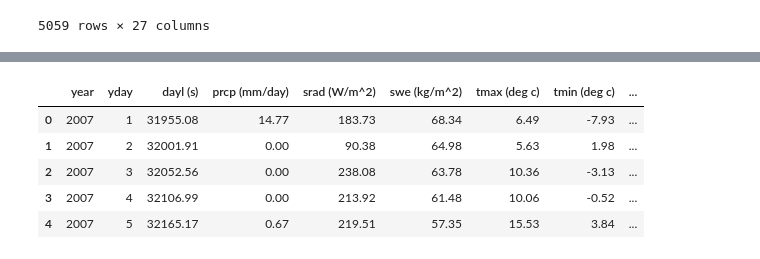
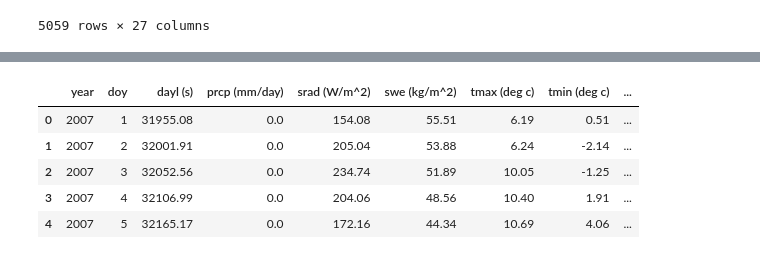
Before and after one commit to phenology/springtime, a Jupyter notebook: docs/notebooks/mk_modelling_npn.ipynb, the cells around one changed output, grey strips where cells are left out. Saved outputs shown, nothing was run; the diff lists cells and outputs as text; code cells hidden in the pictures.

```diff
--- a/docs/notebooks/mk_modelling_npn.ipynb
+++ b/docs/notebooks/mk_modelling_npn.ipynb
@@ -191,0 +149,3 @@ df1
+# %%
+df_clean = df.drop_duplicates(subset=['site_id','first_yes_year'])
+df_clean
@@ -191,0 +166,4 @@ df1
+# %%
+# take random 100 observations
+obs_data = df_clean.sample(n=100)
+obs_data
@@ -192,5 +188,5 @@ df1
 # %%
 # we need the site_id too. So maybe better zip(df1.site_id,df1.lon, df1.lat)
-dataset = DaymetMultiplePoints(points=list(zip(df1.lon, df1.lat)), years=[2007, 2017])
+dataset = DaymetMultiplePoints(points=list(zip(obs_data.lon, obs_data.lat)), years=[2007, 2017])
 dataset
 # %% [output]
@@ -257,0 +320,6 @@ Done !
+# %%
+# we need date
+tempdata["combined"] = tempdata["year"]*1000 + tempdata["yday"]
+tempdata["date"] = pd.to_datetime(tempdata["combined"], format = "%Y%j")
+tempdata = tempdata.drop(columns =["combined"])
+tempdata.head()
@@ -258,11 +333,17 @@ Done !
 # %%
+# we need site id
+tempdata = tempdata.merge(obs_data[["site_id","geometry"]], on='geometry', how='left')
+
+# We need doy column for the pyphenology! I would use a different name...this is confusing
+tempdata = tempdata.rename(columns={'yday': 'doy'})
+
 # we need temperature
 tempdata['temperature'] = (tempdata['tmax (deg c)'] + tempdata['tmin (deg c)'])/2
 tempdata.head()
 # %% [output]
-|  | year | yday | dayl (s) | prcp (mm/day) | srad (W/m^2) | swe (kg/m^2) | tmax (deg c) | tmin (deg c) | ... |
-| 0 | 2007 | 1 | 31955.08 | 14.77 | 183.73 | 68.34 | 6.49 | -7.93 | ... |
-| 1 | 2007 | 2 | 32001.91 | 0.00 | 90.38 | 64.98 | 5.63 | 1.98 | ... |
-| 2 | 2007 | 3 | 32052.56 | 0.00 | 238.08 | 63.78 | 10.36 | -3.13 | ... |
-| 3 | 2007 | 4 | 32106.99 | 0.00 | 213.92 | 61.48 | 10.06 | -0.52 | ... |
-| 4 | 2007 | 5 | 32165.17 | 0.67 | 219.51 | 57.35 | 15.53 | 3.84 | ... |
+|  | year | doy | dayl (s) | prcp (mm/day) | srad (W/m^2) | swe (kg/m^2) | tmax (deg c) | tmin (deg c) | ... |
+| 0 | 2007 | 1 | 31955.08 | 0.0 | 154.08 | 55.51 | 6.19 | 0.51 | ... |
+| 1 | 2007 | 2 | 32001.91 | 0.0 | 205.04 | 53.88 | 6.24 | -2.14 | ... |
+| 2 | 2007 | 3 | 32052.56 | 0.0 | 234.74 | 51.89 | 10.05 | -1.25 | ... |
+| 3 | 2007 | 4 | 32106.99 | 0.0 | 204.06 | 48.56 | 10.40 | 1.91 | ... |
+| 4 | 2007 | 5 | 32165.17 | 0.0 | 172.16 | 44.34 | 10.69 | 4.06 | ... |
```
Also changed, not shown: parts of 92 cells of this notebook.
